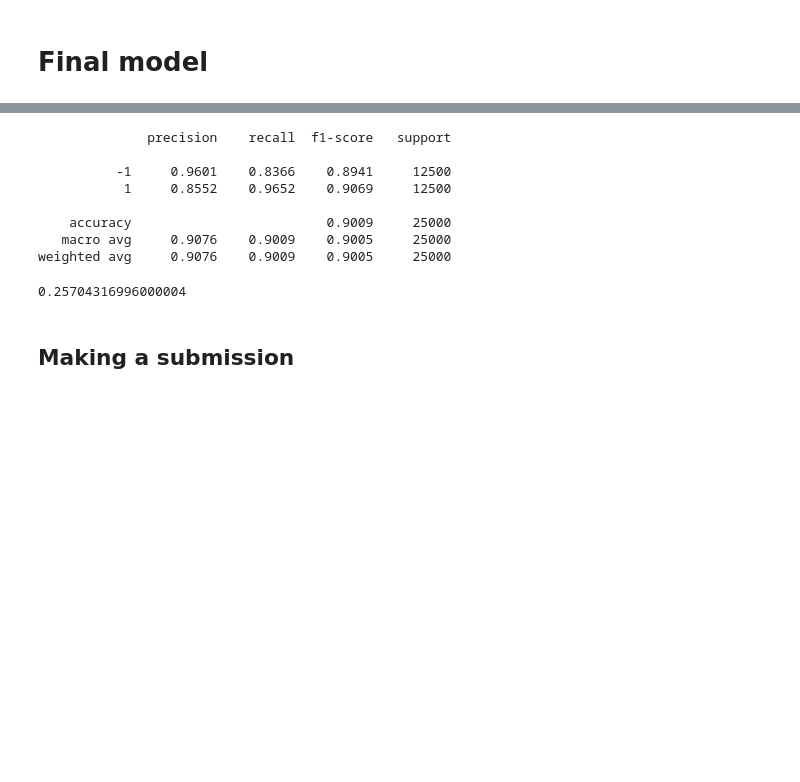
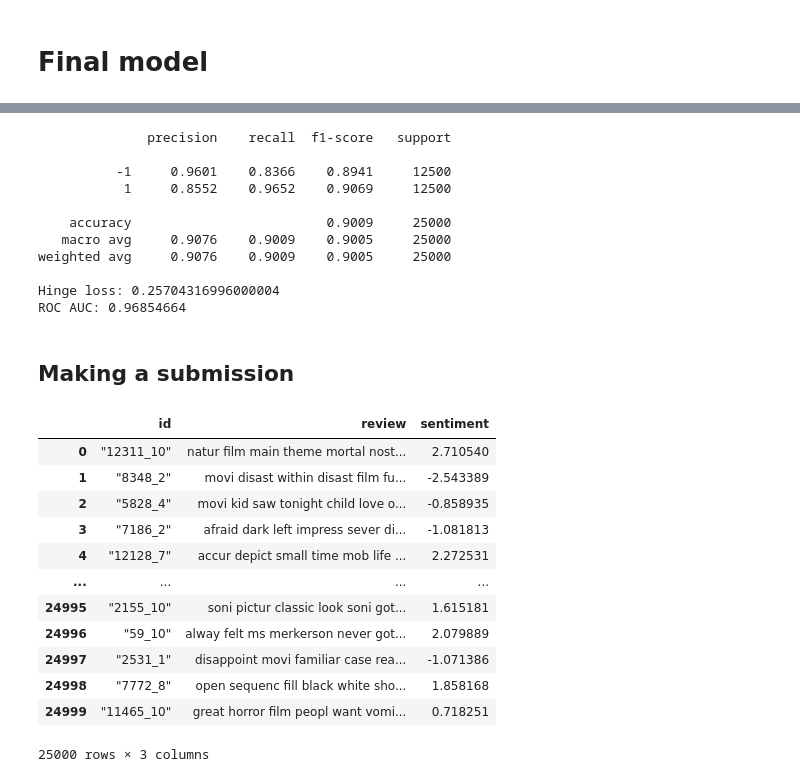
Before and after one commit to andrii0yerko/imdb-sentiment-with-vowpal-wabbit, a Jupyter notebook: notebooks/imdb-sentiment-with-vowpal-wabbit.ipynb, the cells around one changed output, grey strips where cells are left out. Cells and saved outputs as stored; diff of their text form; code cells hidden in the pictures; blank space fills up the shorter version.

Commit message:
V2: test set prediction fixed

```diff
--- a/notebooks/imdb-sentiment-with-vowpal-wabbit.ipynb
+++ b/notebooks/imdb-sentiment-with-vowpal-wabbit.ipynb
@@ -367,7 +364,8 @@ y_pred = np.loadtxt('val.pred', dtype='int')
 raw = np.loadtxt('val_raw.pred')
 print(classification_report(y_true, y_pred, digits=4))
 
-hinge_loss(y_true, raw)
+print(f'Hinge loss: {hinge_loss(y_true, raw)}')
+print(f'ROC AUC: {roc_auc_score(y_true, raw)}')
 # %% [output]
               precision    recall  f1-score   support
 
@@ -377,23 +375,39 @@ hinge_loss(y_true, raw)
     accuracy                         0.9009     25000
    macro avg     0.9076    0.9009    0.9005     25000
 weighted avg     0.9076    0.9009    0.9005     25000
+
+Hinge loss: 0.25704316996000004
+ROC AUC: 0.96854664
-0.25704316996000004
 # %% [markdown]
 ## Making a submission
 # %%
 !vw --initial_regressor=model.vw \
     --testonly \
     --data=test.vw \
-    --ngram=2 \
-    --ngram=3 \
+     $best_params \
     --binary \
     --quiet \
-    --predictions=test.pred
+    --raw_predictions=test.pred
 
-a = np.loadtxt("test.pred", dtype='int')
-a = np.where(a < 0, 0, a)
+a = np.loadtxt("test.pred")
 test_df['sentiment'] = a
 test_df[['id','sentiment']].to_csv("submission.csv", index=False, quoting=3) # 0.97240 accuracy!!
+# %%
+test_df
+# %% [output]
+|  | id | review | sentiment |
+| 0 | "12311_10" | natur film main theme mortal nost... | 2.710540 |
+| 1 | "8348_2" | movi disast within disast film fu... | -2.543389 |
+| 2 | "5828_4" | movi kid saw tonight child love o... | -0.858935 |
+| 3 | "7186_2" | afraid dark left impress sever di... | -1.081813 |
+| 4 | "12128_7" | accur depict small time mob life ... | 2.272531 |
+| ... | ... | ... | ... |
+| 24995 | "2155_10" | soni pictur classic look soni got... | 1.615181 |
+| 24996 | "59_10" | alway felt ms merkerson never got... | 2.079889 |
+| 24997 | "2531_1" | disappoint movi familiar case rea... | -1.071386 |
+| 24998 | "7772_8" | open sequenc fill black white sho... | 1.858168 |
+| 24999 | "11465_10" | great horror film peopl want vomi... | 0.718251 |
+25000 rows × 3 columns
 # %%
 !rm *.log
 !rm *.pred
```
Also changed, not shown: parts of 21 cells of this notebook, 1 other file.
